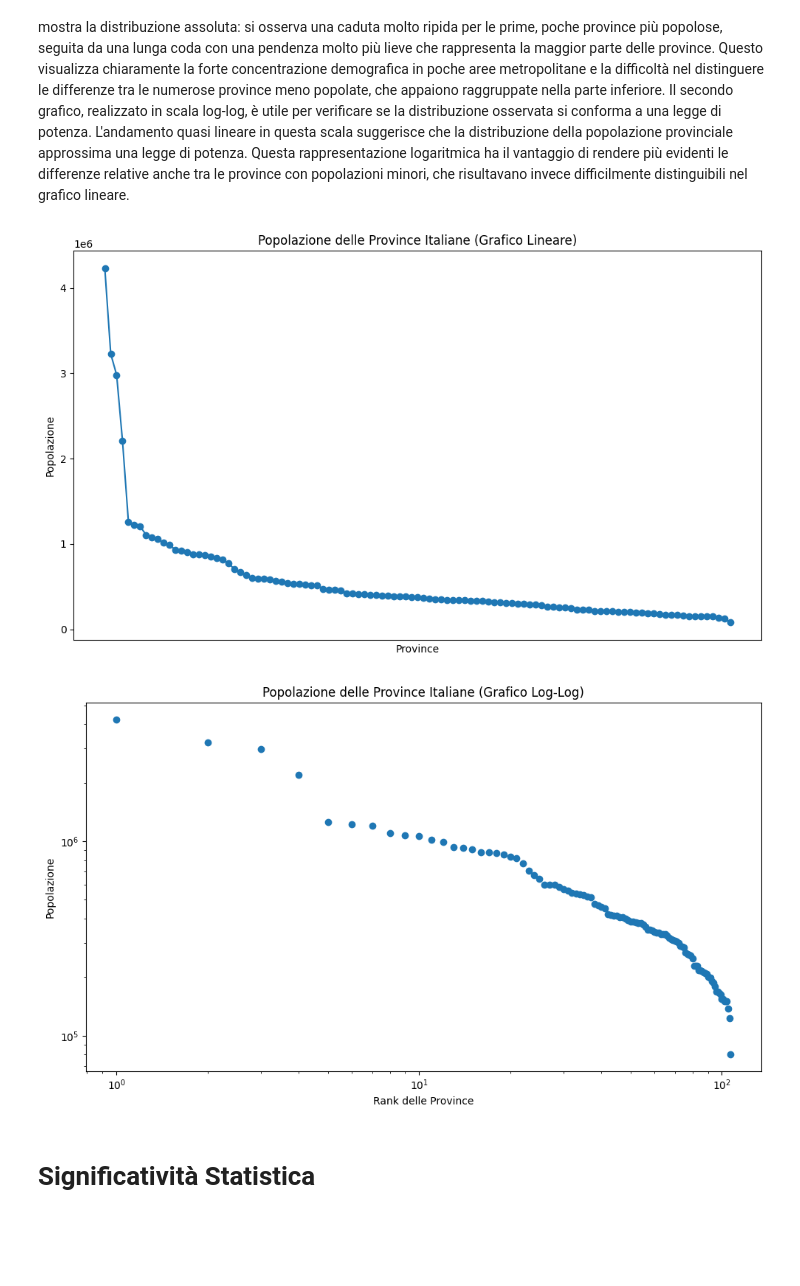
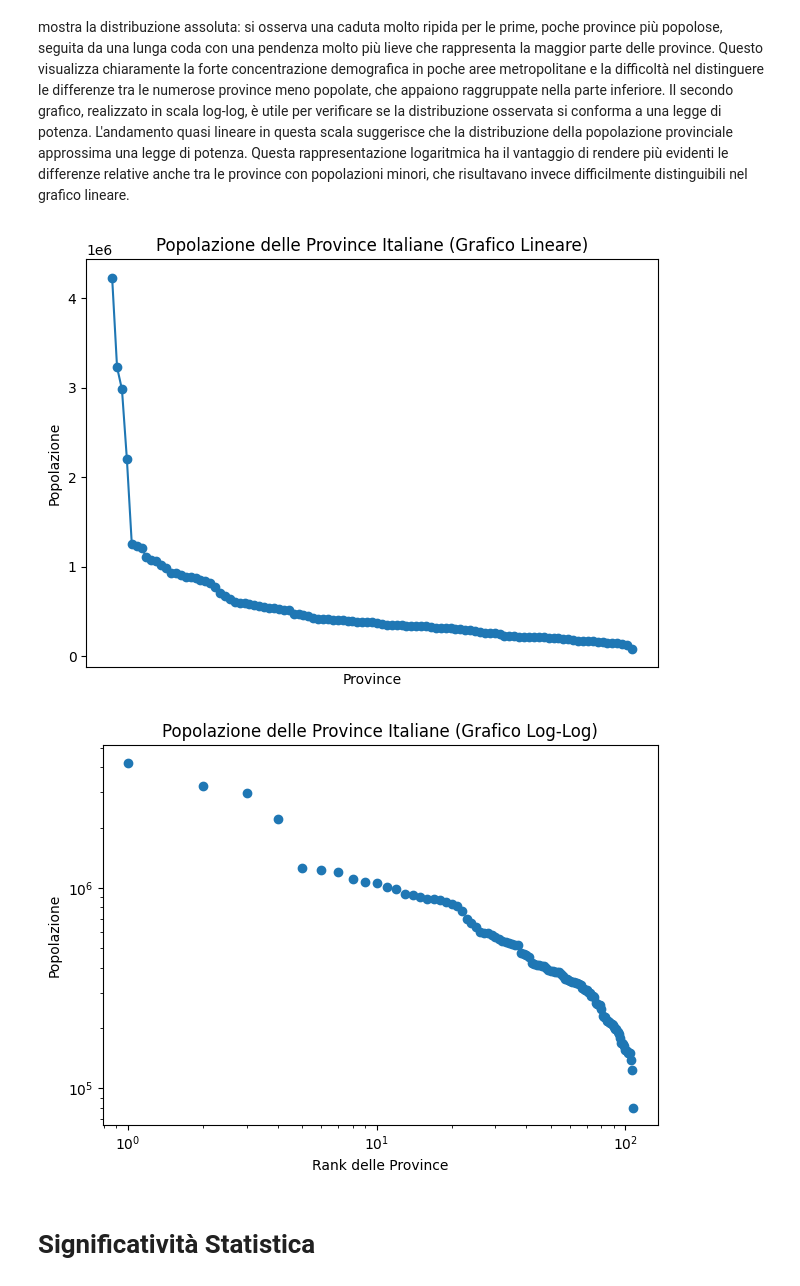
Before and after one commit to riccardomassini/Big_Data_Tasks, a Jupyter notebook: 2025_BIGDATA_DataPirates.ipynb, the cells around one changed output. Cells and saved outputs as stored; diff of their text form; code cells hidden in the pictures; blank space fills up the shorter version.

```diff
--- a/2025_BIGDATA_DataPirates.ipynb
+++ b/2025_BIGDATA_DataPirates.ipynb
@@ -914,37 +1053,37 @@ rows = table.find_all("tr")[1:108]
 prov = {}
 
 # Itera sulle righe della tabella per estrarre i dati
 for row in rows:
     name = row.find("a")["title"]  # Estrae il nome della provincia
     raw_pop = row.find_all("td")[3].get_text()  # Estrae il valore della popolazione
     pop = int("".join(c for c in raw_pop if c in string.printable))  # Pulisce i dati e converte in intero
 
     prov[name] = pop  # Memorizza i dati nel dizionario
 
 # Ottiene la lista delle province e ordina le popolazioni in ordine decrescente
 popolazioni_sorted = sorted(prov.values(), reverse=True)
 
 # 3. Grafico Lineare
-plt.figure(figsize=(10, 6))
+plt.figure()
 plt.plot(popolazioni_sorted, marker='o')
 plt.title("Popolazione delle Province Italiane (Grafico Lineare)")
 plt.xlabel("Province")
 plt.ylabel("Popolazione")
 plt.xticks([])
 plt.tight_layout()
 plt.show()
 
 # 4. Grafico Log-Log
-plt.figure(figsize=(10, 6))
+plt.figure()
 plt.loglog(range(1, len(popolazioni_sorted) + 1), popolazioni_sorted, marker='o', linestyle='None')
 plt.title("Popolazione delle Province Italiane (Grafico Log-Log)")
 plt.xlabel("Rank delle Province")
 plt.ylabel("Popolazione")
 plt.tight_layout()
 plt.show()
 # %% [output]
-[figure, old version]
+[figure, new version]
-[figure, old version]
+[figure, new version]
 # %% [markdown]
 # **Significatività Statistica**
 # %% [markdown]
```
Also changed, not shown: parts of 23 cells of this notebook.
